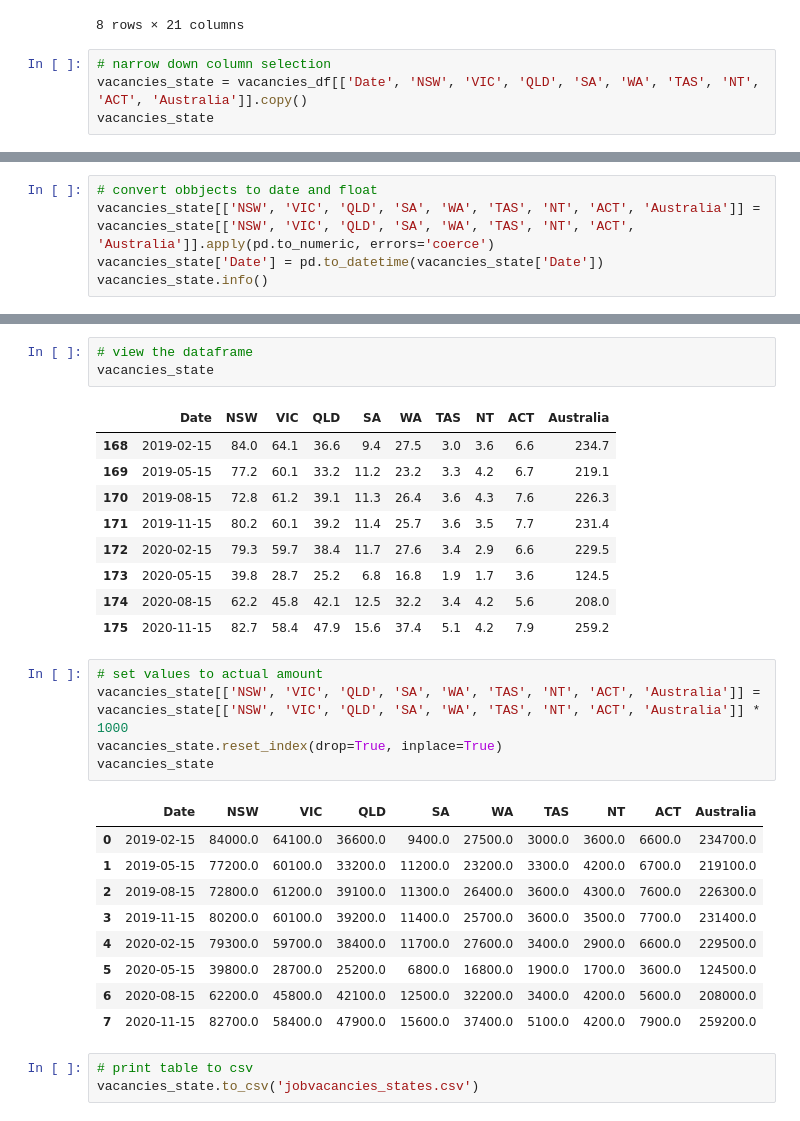
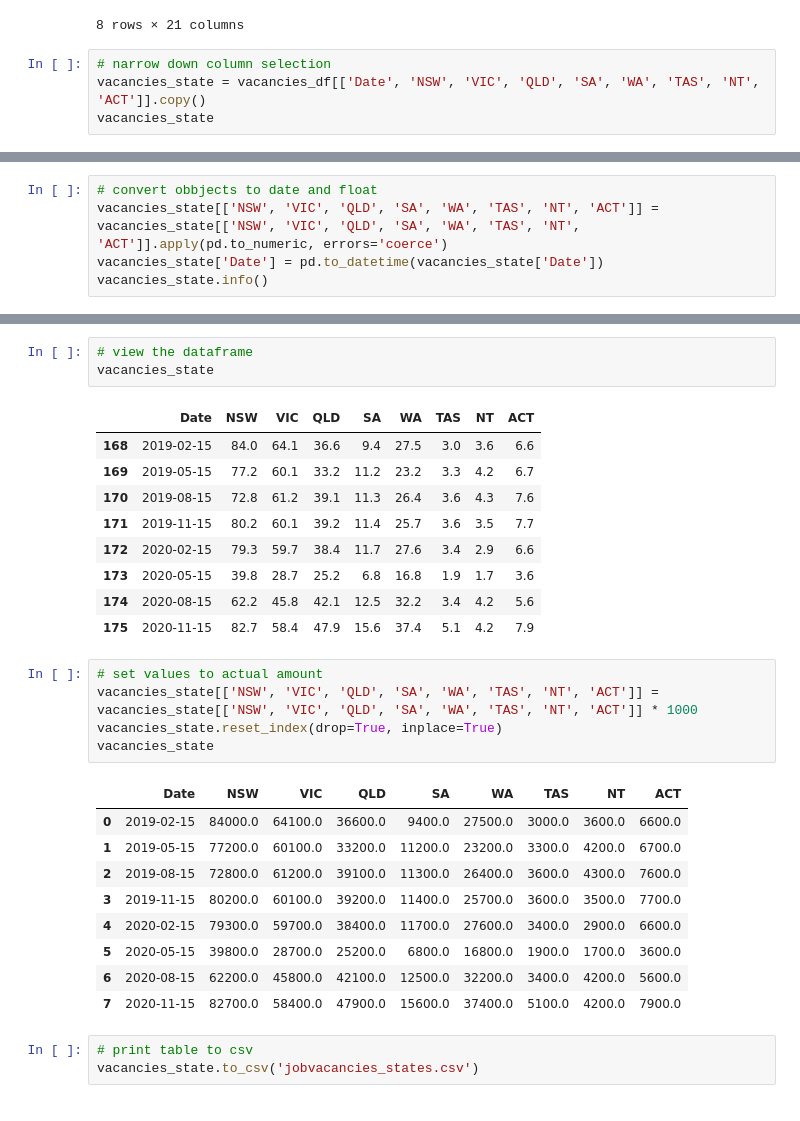
Before and after one commit to dianeyaneza/UWA-Data-Project-2-ETL-SkillsBridge, a Jupyter notebook: Cleanup - Job Vacancies.ipynb, the cells around one changed output, grey strips where cells are left out. Saved outputs shown, nothing was run; the diff lists cells and outputs as text.

```diff
--- a/Cleanup - Job Vacancies.ipynb
+++ b/Cleanup - Job Vacancies.ipynb
@@ -52,6 +52,6 @@ vacancies_df
 8 rows × 21 columns
 # %%
 # narrow down column selection
-vacancies_state = vacancies_df[['Date', 'NSW', 'VIC', 'QLD', 'SA', 'WA', 'TAS', 'NT', 'ACT', 'Australia']].copy()
+vacancies_state = vacancies_df[['Date', 'NSW', 'VIC', 'QLD', 'SA', 'WA', 'TAS', 'NT', 'ACT']].copy()
 vacancies_state
 # %% [output]
@@ -88,6 +87,6 @@ memory usage: 384.0+ bytes
 # %%
 # convert obbjects to date and float
-vacancies_state[['NSW', 'VIC', 'QLD', 'SA', 'WA', 'TAS', 'NT', 'ACT', 'Australia']] = vacancies_state[['NSW', 'VIC', 'QLD', 'SA', 'WA', 'TAS', 'NT', 'ACT', 'Australia']].apply(pd.to_numeric, errors='coerce')
+vacancies_state[['NSW', 'VIC', 'QLD', 'SA', 'WA', 'TAS', 'NT', 'ACT']] = vacancies_state[['NSW', 'VIC', 'QLD', 'SA', 'WA', 'TAS', 'NT', 'ACT']].apply(pd.to_numeric, errors='coerce')
 vacancies_state['Date'] = pd.to_datetime(vacancies_state['Date'])
 vacancies_state.info()
 # %% [output]
@@ -112,30 +110,30 @@ memory usage: 704.0 bytes
 # view the dataframe
 vacancies_state
 # %% [output]
-|  | Date | NSW | VIC | QLD | SA | WA | TAS | NT | ACT | Australia |
-| 168 | 2019-02-15 | 84.0 | 64.1 | 36.6 | 9.4 | 27.5 | 3.0 | 3.6 | 6.6 | 234.7 |
-| 169 | 2019-05-15 | 77.2 | 60.1 | 33.2 | 11.2 | 23.2 | 3.3 | 4.2 | 6.7 | 219.1 |
-| 170 | 2019-08-15 | 72.8 | 61.2 | 39.1 | 11.3 | 26.4 | 3.6 | 4.3 | 7.6 | 226.3 |
-| 171 | 2019-11-15 | 80.2 | 60.1 | 39.2 | 11.4 | 25.7 | 3.6 | 3.5 | 7.7 | 231.4 |
-| 172 | 2020-02-15 | 79.3 | 59.7 | 38.4 | 11.7 | 27.6 | 3.4 | 2.9 | 6.6 | 229.5 |
-| 173 | 2020-05-15 | 39.8 | 28.7 | 25.2 | 6.8 | 16.8 | 1.9 | 1.7 | 3.6 | 124.5 |
-| 174 | 2020-08-15 | 62.2 | 45.8 | 42.1 | 12.5 | 32.2 | 3.4 | 4.2 | 5.6 | 208.0 |
-| 175 | 2020-11-15 | 82.7 | 58.4 | 47.9 | 15.6 | 37.4 | 5.1 | 4.2 | 7.9 | 259.2 |
+|  | Date | NSW | VIC | QLD | SA | WA | TAS | NT | ACT |
+| 168 | 2019-02-15 | 84.0 | 64.1 | 36.6 | 9.4 | 27.5 | 3.0 | 3.6 | 6.6 |
+| 169 | 2019-05-15 | 77.2 | 60.1 | 33.2 | 11.2 | 23.2 | 3.3 | 4.2 | 6.7 |
+| 170 | 2019-08-15 | 72.8 | 61.2 | 39.1 | 11.3 | 26.4 | 3.6 | 4.3 | 7.6 |
+| 171 | 2019-11-15 | 80.2 | 60.1 | 39.2 | 11.4 | 25.7 | 3.6 | 3.5 | 7.7 |
+| 172 | 2020-02-15 | 79.3 | 59.7 | 38.4 | 11.7 | 27.6 | 3.4 | 2.9 | 6.6 |
+| 173 | 2020-05-15 | 39.8 | 28.7 | 25.2 | 6.8 | 16.8 | 1.9 | 1.7 | 3.6 |
+| 174 | 2020-08-15 | 62.2 | 45.8 | 42.1 | 12.5 | 32.2 | 3.4 | 4.2 | 5.6 |
+| 175 | 2020-11-15 | 82.7 | 58.4 | 47.9 | 15.6 | 37.4 | 5.1 | 4.2 | 7.9 |
 # %%
 # set values to actual amount
-vacancies_state[['NSW', 'VIC', 'QLD', 'SA', 'WA', 'TAS', 'NT', 'ACT', 'Australia']] = vacancies_state[['NSW', 'VIC', 'QLD', 'SA', 'WA', 'TAS', 'NT', 'ACT', 'Australia']] * 1000
+vacancies_state[['NSW', 'VIC', 'QLD', 'SA', 'WA', 'TAS', 'NT', 'ACT']] = vacancies_state[['NSW', 'VIC', 'QLD', 'SA', 'WA', 'TAS', 'NT', 'ACT']] * 1000
 vacancies_state.reset_index(drop=True, inplace=True)
 vacancies_state
 # %% [output]
-|  | Date | NSW | VIC | QLD | SA | WA | TAS | NT | ACT | Australia |
-| 0 | 2019-02-15 | 84000.0 | 64100.0 | 36600.0 | 9400.0 | 27500.0 | 3000.0 | 3600.0 | 6600.0 | 234700.0 |
-| 1 | 2019-05-15 | 77200.0 | 60100.0 | 33200.0 | 11200.0 | 23200.0 | 3300.0 | 4200.0 | 6700.0 | 219100.0 |
-| 2 | 2019-08-15 | 72800.0 | 61200.0 | 39100.0 | 11300.0 | 26400.0 | 3600.0 | 4300.0 | 7600.0 | 226300.0 |
-| 3 | 2019-11-15 | 80200.0 | 60100.0 | 39200.0 | 11400.0 | 25700.0 | 3600.0 | 3500.0 | 7700.0 | 231400.0 |
-| 4 | 2020-02-15 | 79300.0 | 59700.0 | 38400.0 | 11700.0 | 27600.0 | 3400.0 | 2900.0 | 6600.0 | 229500.0 |
-| 5 | 2020-05-15 | 39800.0 | 28700.0 | 25200.0 | 6800.0 | 16800.0 | 1900.0 | 1700.0 | 3600.0 | 124500.0 |
-| 6 | 2020-08-15 | 62200.0 | 45800.0 | 42100.0 | 12500.0 | 32200.0 | 3400.0 | 4200.0 | 5600.0 | 208000.0 |
-| 7 | 2020-11-15 | 82700.0 | 58400.0 | 47900.0 | 15600.0 | 37400.0 | 5100.0 | 4200.0 | 7900.0 | 259200.0 |
+|  | Date | NSW | VIC | QLD | SA | WA | TAS | NT | ACT |
+| 0 | 2019-02-15 | 84000.0 | 64100.0 | 36600.0 | 9400.0 | 27500.0 | 3000.0 | 3600.0 | 6600.0 |
+| 1 | 2019-05-15 | 77200.0 | 60100.0 | 33200.0 | 11200.0 | 23200.0 | 3300.0 | 4200.0 | 6700.0 |
+| 2 | 2019-08-15 | 72800.0 | 61200.0 | 39100.0 | 11300.0 | 26400.0 | 3600.0 | 4300.0 | 7600.0 |
+| 3 | 2019-11-15 | 80200.0 | 60100.0 | 39200.0 | 11400.0 | 25700.0 | 3600.0 | 3500.0 | 7700.0 |
+| 4 | 2020-02-15 | 79300.0 | 59700.0 | 38400.0 | 11700.0 | 27600.0 | 3400.0 | 2900.0 | 6600.0 |
+| 5 | 2020-05-15 | 39800.0 | 28700.0 | 25200.0 | 6800.0 | 16800.0 | 1900.0 | 1700.0 | 3600.0 |
+| 6 | 2020-08-15 | 62200.0 | 45800.0 | 42100.0 | 12500.0 | 32200.0 | 3400.0 | 4200.0 | 5600.0 |
+| 7 | 2020-11-15 | 82700.0 | 58400.0 | 47900.0 | 15600.0 | 37400.0 | 5100.0 | 4200.0 | 7900.0 |
 # %%
 # print table to csv
 vacancies_state.to_csv('jobvacancies_states.csv')
```
Also changed, not shown: parts of 3 cells of this notebook, 7 other files.
